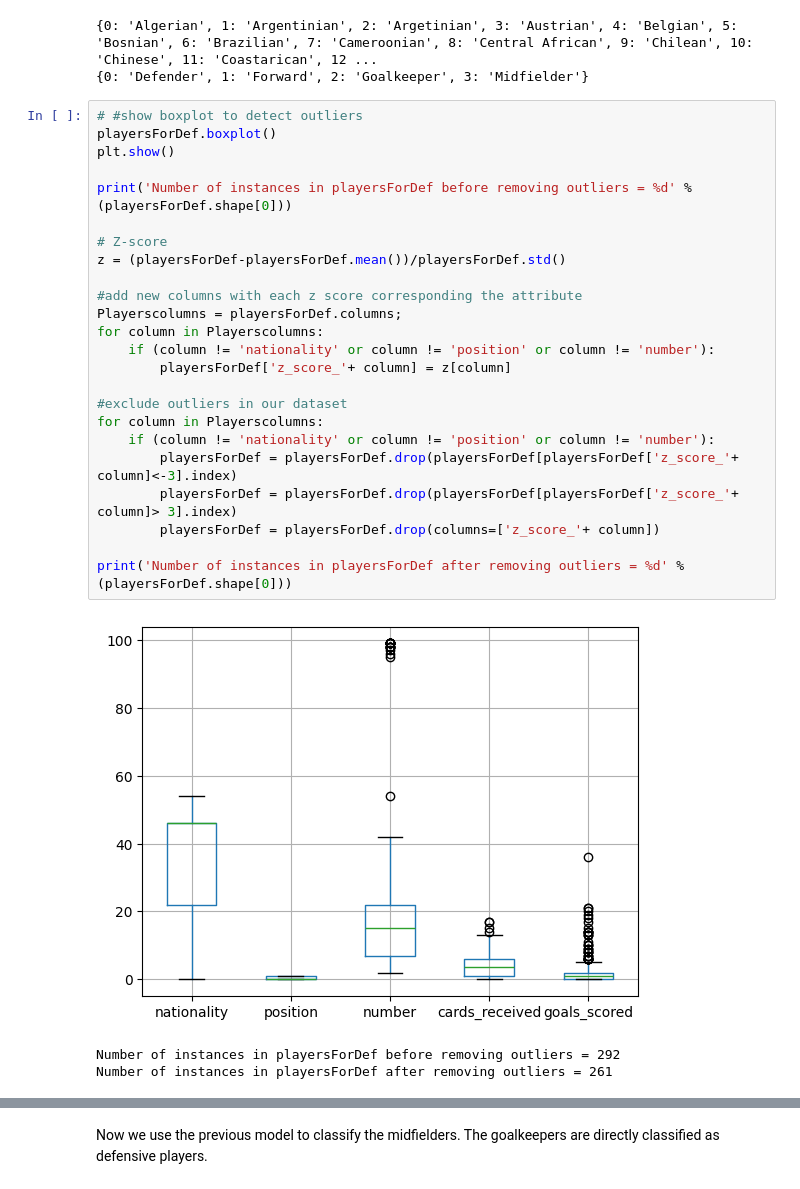
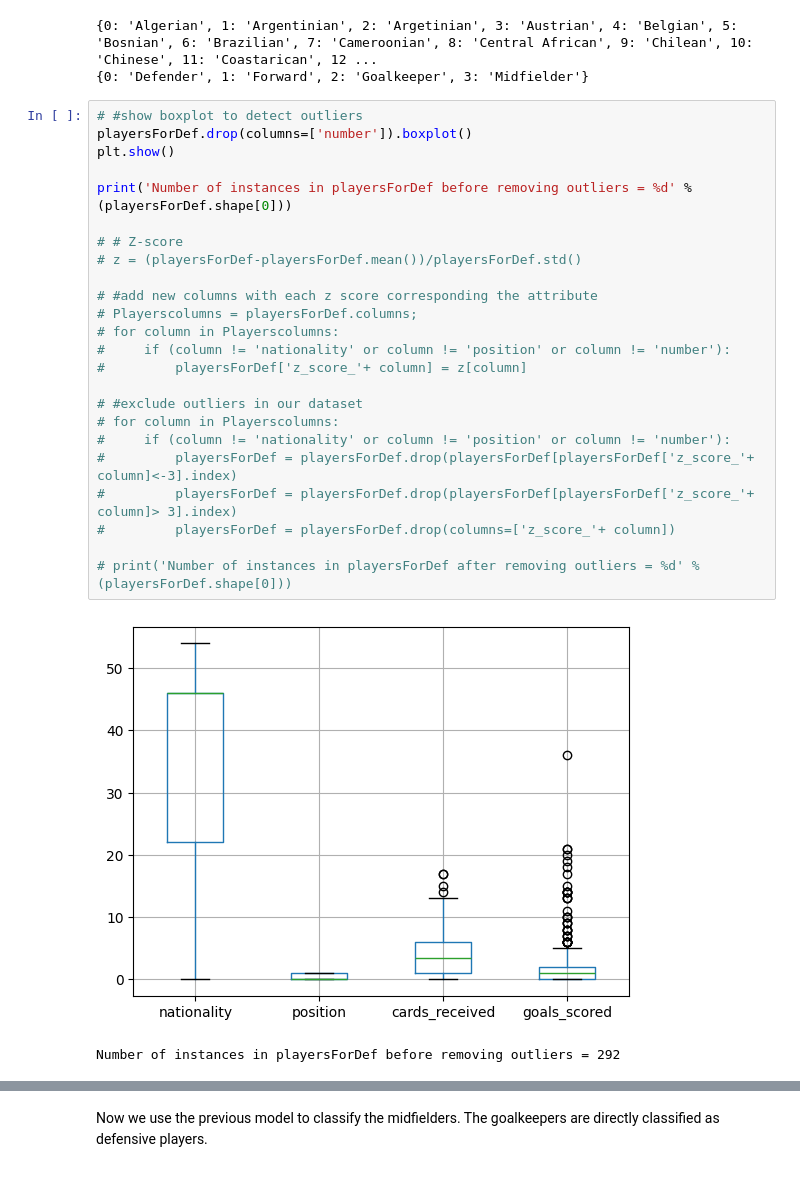
Before and after one commit to dannielraposo/dbm2laliga, a Jupyter notebook: DBM2_Classification.ipynb, the cells around one changed output, grey strips where cells are left out. Cells and saved outputs as stored; diff of their text form.

```diff
--- a/DBM2_Classification.ipynb
+++ b/DBM2_Classification.ipynb
@@ -72,32 +72,31 @@ playersForDef = players.loc[playersForDefIndex]
 {0: 'Defender', 1: 'Forward', 2: 'Goalkeeper', 3: 'Midfielder'}
 # %%
 # #show boxplot to detect outliers
-playersForDef.boxplot()
+playersForDef.drop(columns=['number']).boxplot()
 plt.show()
 
 print('Number of instances in playersForDef before removing outliers = %d' % (playersForDef.shape[0]))
 
-# Z-score
-z = (playersForDef-playersForDef.mean())/playersForDef.std()
+# # Z-score
+# z = (playersForDef-playersForDef.mean())/playersForDef.std()
 
-#add new columns with each z score corresponding the attribute
-Playerscolumns = playersForDef.columns;
-for column in Playerscolumns:
-    if (column != 'nationality' or column != 'position' or column != 'number'):
-        playersForDef['z_score_'+ column] = z[column]
+# #add new columns with each z score corresponding the attribute
+# Playerscolumns = playersForDef.columns;
+# for column in Playerscolumns:
+#     if (column != 'nationality' or column != 'position' or column != 'number'):
+#         playersForDef['z_score_'+ column] = z[column]
 
-#exclude outliers in our dataset
-for column in Playerscolumns:
-    if (column != 'nationality' or column != 'position' or column != 'number'):
-        playersForDef = playersForDef.drop(playersForDef[playersForDef['z_score_'+ column]<-3].index)
-        playersForDef = playersForDef.drop(playersForDef[playersForDef['z_score_'+ column]> 3].index)
-        playersForDef = playersForDef.drop(columns=['z_score_'+ column])
+# #exclude outliers in our dataset
+# for column in Playerscolumns:
+#     if (column != 'nationality' or column != 'position' or column != 'number'):
+#         playersForDef = playersForDef.drop(playersForDef[playersForDef['z_score_'+ column]<-3].index)
+#         playersForDef = playersForDef.drop(playersForDef[playersForDef['z_score_'+ column]> 3].index)
+#         playersForDef = playersForDef.drop(columns=['z_score_'+ column])
 
-print('Number of instances in playersForDef after removing outliers = %d' % (playersForDef.shape[0]))
+# print('Number of instances in playersForDef after removing outliers = %d' % (playersForDef.shape[0]))
 # %% [output]
-[figure, old version]
+[figure, new version]
 Number of instances in playersForDef before removing outliers = 292
-Number of instances in playersForDef after removing outliers = 261
 # %%
 #Split data into target variable and feature variables:
 X = playersForDef.drop(columns=['position'])
```
Also changed, not shown: parts of 15 cells of this notebook, 4 other files.
